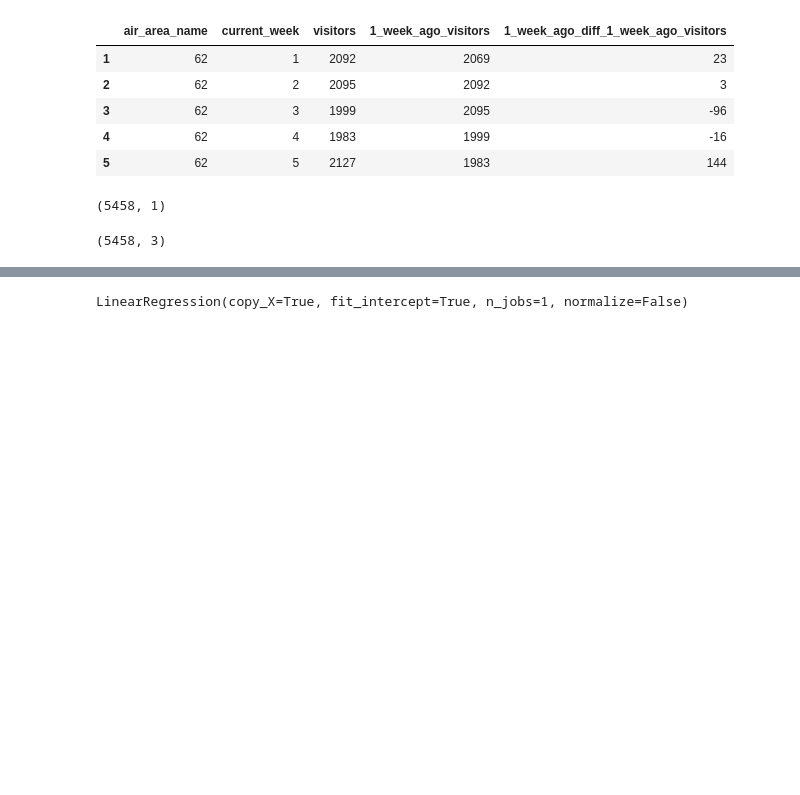
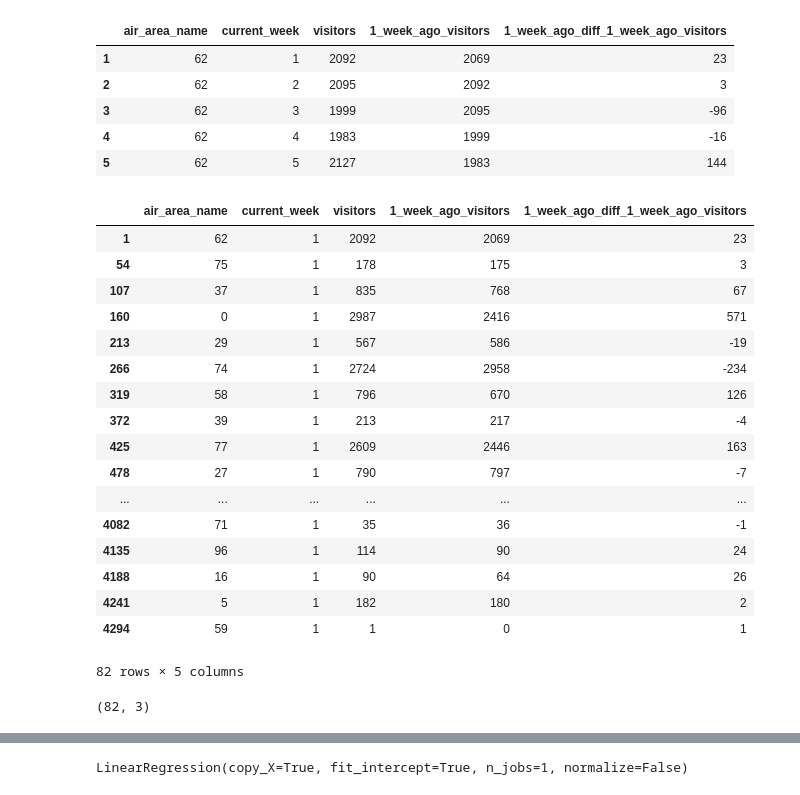
Before and after one commit to Gan001/dataviz-final-project, a Jupyter notebook: ML_Air.ipynb, the cells around one changed output, grey strips where cells are left out. Saved outputs shown, nothing was run; the diff lists cells and outputs as text; code cells hidden in the pictures; blank space fills up the shorter version.

```diff
--- a/ML_Air.ipynb
+++ b/ML_Air.ipynb
@@ -79,16 +79,35 @@ clean_ml_df.head(5)
 | 3 | 62 | 3 | 1999 | 2095 | -96 |
 | 4 | 62 | 4 | 1983 | 1999 | -16 |
 | 5 | 62 | 5 | 2127 | 1983 | 144 |
+# %%
+week_one_clean_ml_df = clean_ml_df.loc[clean_ml_df["current_week"] == 1]
+no_zeroes_clean_ml_df = week_one_clean_ml_df.loc[week_one_clean_ml_df["visitors"] != 0]
+no_zeroes_clean_ml_df
+# %% [output]
+|  | air_area_name | current_week | visitors | 1_week_ago_visitors | 1_week_ago_diff_1_week_ago_visitors |
+| 1 | 62 | 1 | 2092 | 2069 | 23 |
+| 54 | 75 | 1 | 178 | 175 | 3 |
+| 107 | 37 | 1 | 835 | 768 | 67 |
+| 160 | 0 | 1 | 2987 | 2416 | 571 |
+| 213 | 29 | 1 | 567 | 586 | -19 |
+| 266 | 74 | 1 | 2724 | 2958 | -234 |
+| 319 | 58 | 1 | 796 | 670 | 126 |
+| 372 | 39 | 1 | 213 | 217 | -4 |
+| 425 | 77 | 1 | 2609 | 2446 | 163 |
+| 478 | 27 | 1 | 790 | 797 | -7 |
+| ... | ... | ... | ... | ... | ... |
+| 4082 | 71 | 1 | 35 | 36 | -1 |
+| 4135 | 96 | 1 | 114 | 90 | 24 |
+| 4188 | 16 | 1 | 90 | 64 | 26 |
+| 4241 | 5 | 1 | 182 | 180 | 2 |
+| 4294 | 59 | 1 | 1 | 0 | 1 |
+82 rows × 5 columns
 # %%
 features = ['air_area_name','current_week','1_week_ago_diff_1_week_ago_visitors']
-X = clean_ml_df[list(features)].values
-y = clean_ml_df['visitors'].values
+X = no_zeroes_clean_ml_df[list(features)].values
+y = no_zeroes_clean_ml_df['visitors'].values
+y = y.reshape(-1,1)
+y.shape
+X.shape
+# %% [output]
+(82, 3)
-# %%
-y = y.reshape(-1,1)
-y.shape
-# %% [output]
-(5458, 1)
-# %%
-X.shape
-# %% [output]
-(5458, 3)
```
Also changed, not shown: parts of 12 cells of this notebook.
